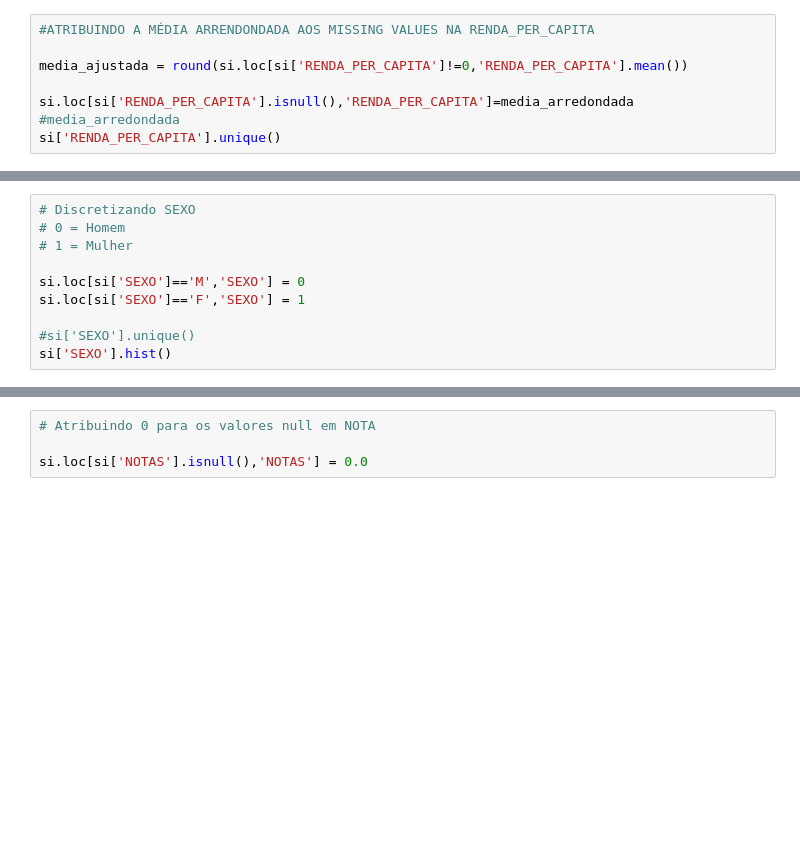
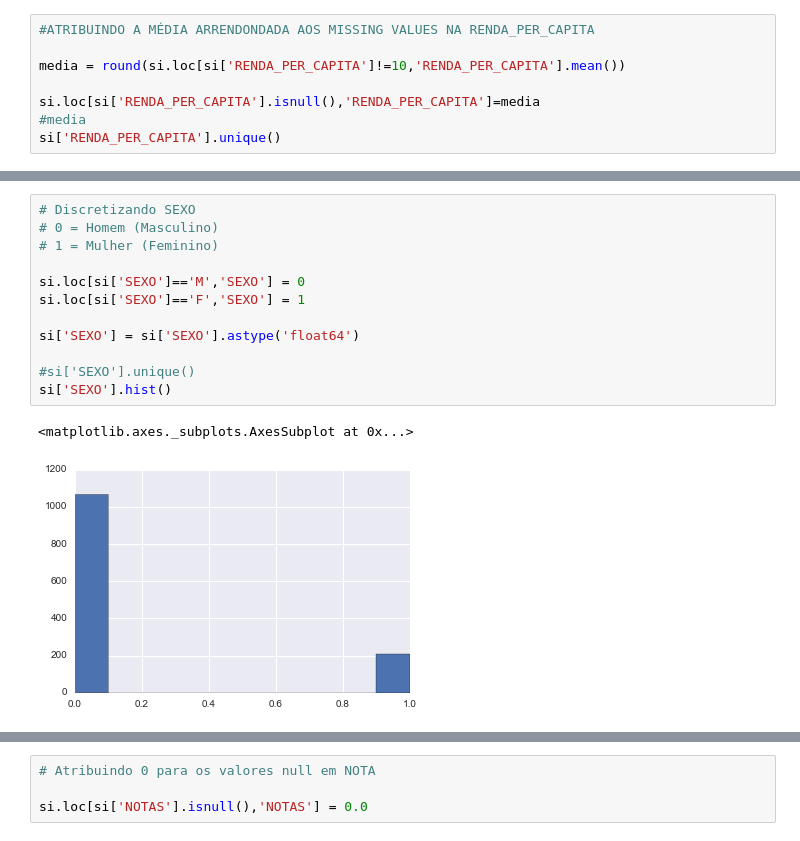
Before and after one commit to sandeco/educacao, a Jupyter notebook: si.ipynb, the cells around one changed output, grey strips where cells are left out. Cells and saved outputs as stored; diff of their text form; blank space fills up the shorter version.

```diff
--- a/si.ipynb
+++ b/si.ipynb
@@ -161,9 +191,9 @@ si['TIPO_ESCOLA_ORIGEM'].hist()
 # %%
 #ATRIBUINDO A MÉDIA ARRENDONDADA AOS MISSING VALUES NA RENDA_PER_CAPITA
 
-media_ajustada = round(si.loc[si['RENDA_PER_CAPITA']!=0,'RENDA_PER_CAPITA'].mean())
+media = round(si.loc[si['RENDA_PER_CAPITA']!=10,'RENDA_PER_CAPITA'].mean())
 
-si.loc[si['RENDA_PER_CAPITA'].isnull(),'RENDA_PER_CAPITA']=media_arredondada
-#media_arredondada
+si.loc[si['RENDA_PER_CAPITA'].isnull(),'RENDA_PER_CAPITA']=media
+#media
 si['RENDA_PER_CAPITA'].unique()
 # %% [output]
@@ -202,12 +243,17 @@ si['N_FILHOS'].unique()
 # %%
 # Discretizando SEXO
-# 0 = Homem
-# 1 = Mulher
+# 0 = Homem (Masculino)
+# 1 = Mulher (Feminino)
 
 si.loc[si['SEXO']=='M','SEXO'] = 0
 si.loc[si['SEXO']=='F','SEXO'] = 1
 
+si['SEXO'] = si['SEXO'].astype('float64')
+
 #si['SEXO'].unique()
 si['SEXO'].hist()
+# %% [output]
+<matplotlib.axes._subplots.AxesSubplot at 0x...>
+[figure, added]
 # %%
 si['PROFISSAO'].unique()
```
Also changed, not shown: parts of 26 cells of this notebook, 1 other file.
